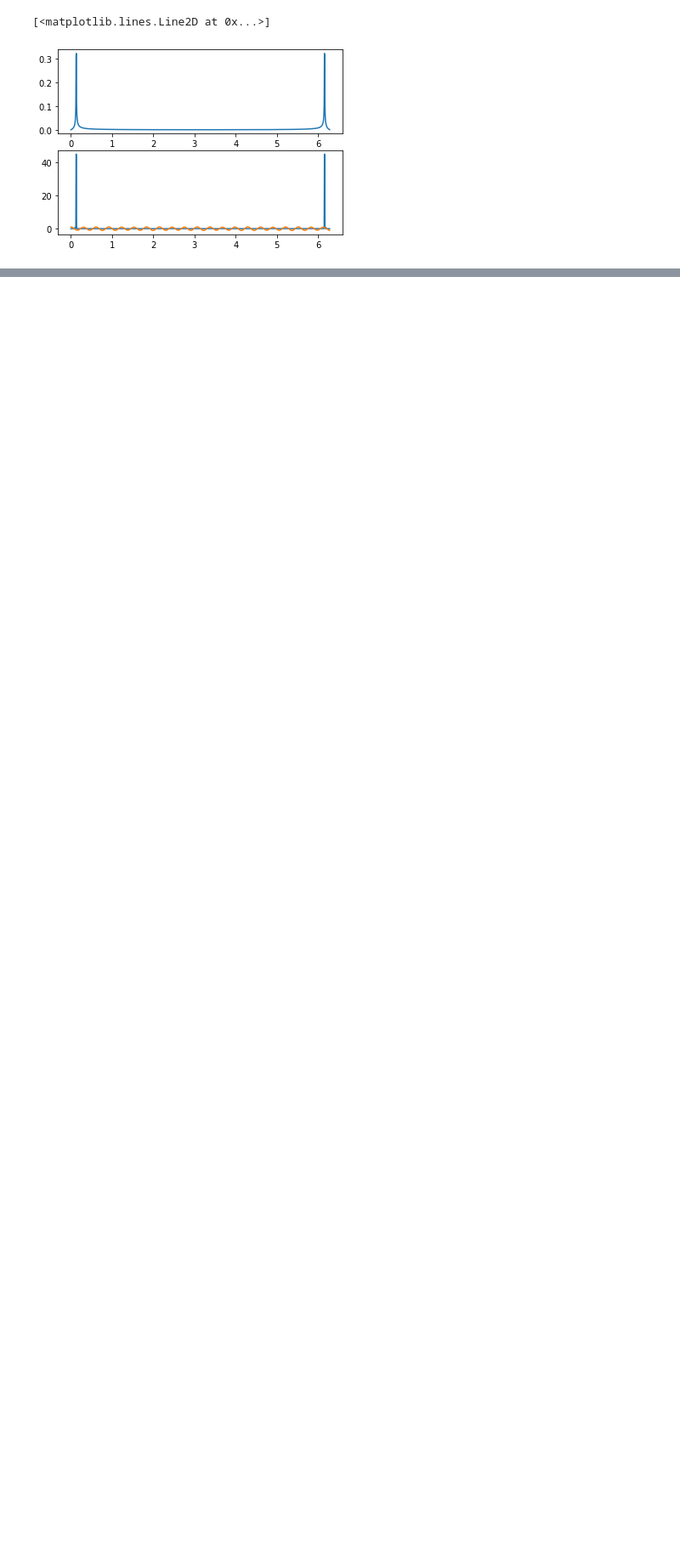
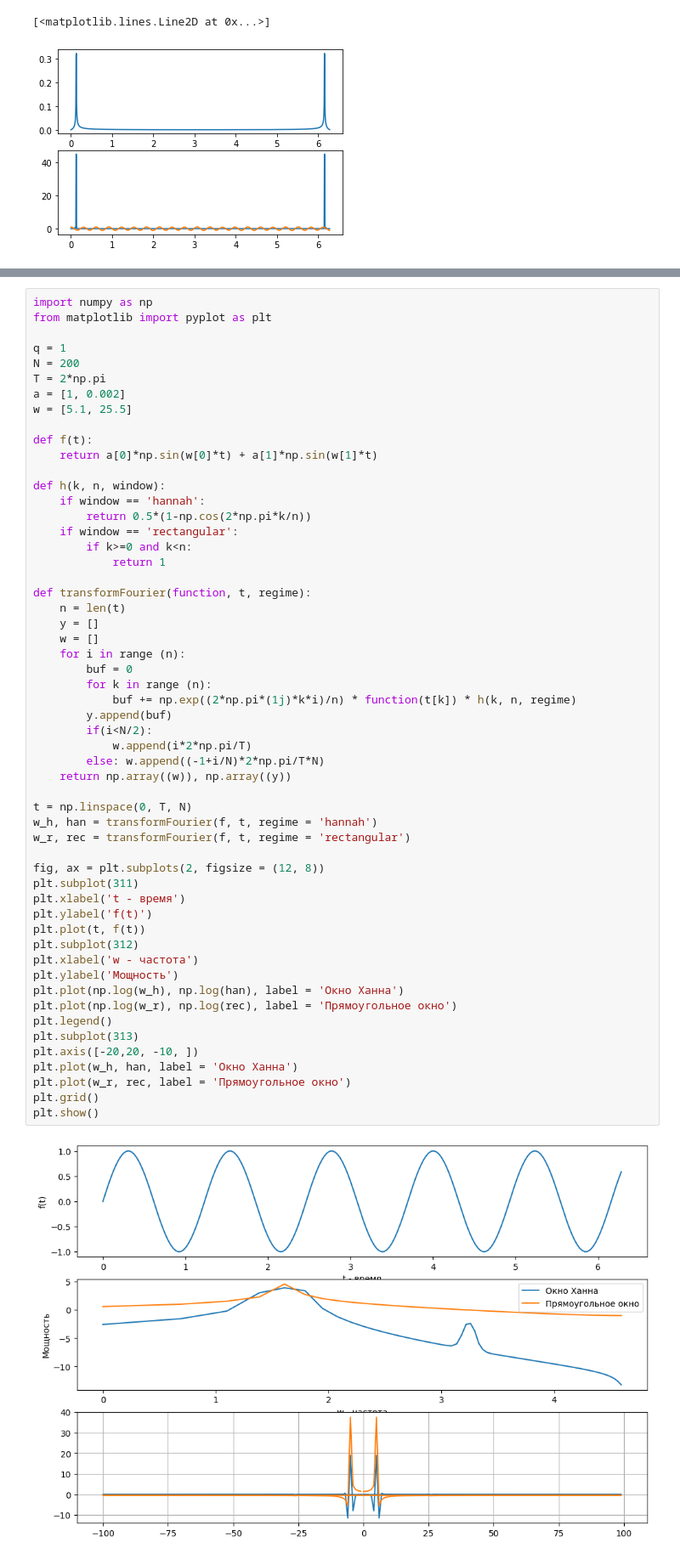
Before and after one commit to GertCell/PhysDep, a Jupyter notebook: Task 12 FFT/Task 12 FFT.ipynb, the cells around one changed output, grey strips where cells are left out. Shown at 85% size. Cells and saved outputs as stored; diff of their text form; blank space fills up the shorter version.

```diff
--- a/Task 12 FFT/Task 12 FFT.ipynb
+++ b/Task 12 FFT/Task 12 FFT.ipynb
@@ -190,0 +140,57 @@ plt.show()
+# %%
+import numpy as np
+from matplotlib import pyplot as plt
+
+q = 1
+N = 200
+T = 2*np.pi
+a = [1, 0.002]
+w = [5.1, 25.5]
+
+def f(t):
+    return a[0]*np.sin(w[0]*t) + a[1]*np.sin(w[1]*t)
+
+def h(k, n, window):
+    if window == 'hannah':
+        return 0.5*(1-np.cos(2*np.pi*k/n))
+    if window == 'rectangular':
+        if k>=0 and k<n:
+            return 1
+
+def transformFourier(function, t, regime):
+    n = len(t)
+    y = []
+    w = []
+    for i in range (n):
+        buf = 0
+        for k in range (n):
+            buf += np.exp((2*np.pi*(1j)*k*i)/n) * function(t[k]) * h(k, n, regime)
+        y.append(buf)
+        if(i<N/2):
+            w.append(i*2*np.pi/T)
+        else: w.append((-1+i/N)*2*np.pi/T*N)
+    return np.array((w)), np.array((y))
+
+t = np.linspace(0, T, N)
+w_h, han = transformFourier(f, t, regime = 'hannah')
+w_r, rec = transformFourier(f, t, regime = 'rectangular')
+
+fig, ax = plt.subplots(2, figsize = (12, 8))
+plt.subplot(311)
+plt.xlabel('t - время')
+plt.ylabel('f(t)')
+plt.plot(t, f(t))
+plt.subplot(312)
+plt.xlabel('w - частота')
+plt.ylabel('Мощность')
+plt.plot(np.log(w_h), np.log(han), label = 'Окно Ханна')
+plt.plot(np.log(w_r), np.log(rec), label = 'Прямоугольное окно')
+plt.legend()
+plt.subplot(313)
+plt.axis([-20,20, -10, ])
+plt.plot(w_h, han, label = 'Окно Ханна')
+plt.plot(w_r, rec, label = 'Прямоугольное окно')
+plt.grid()
+plt.show()
+# %% [output]
+[figure, added]
```
Also changed, not shown: parts of 1 cell of this notebook, 3 other files.
